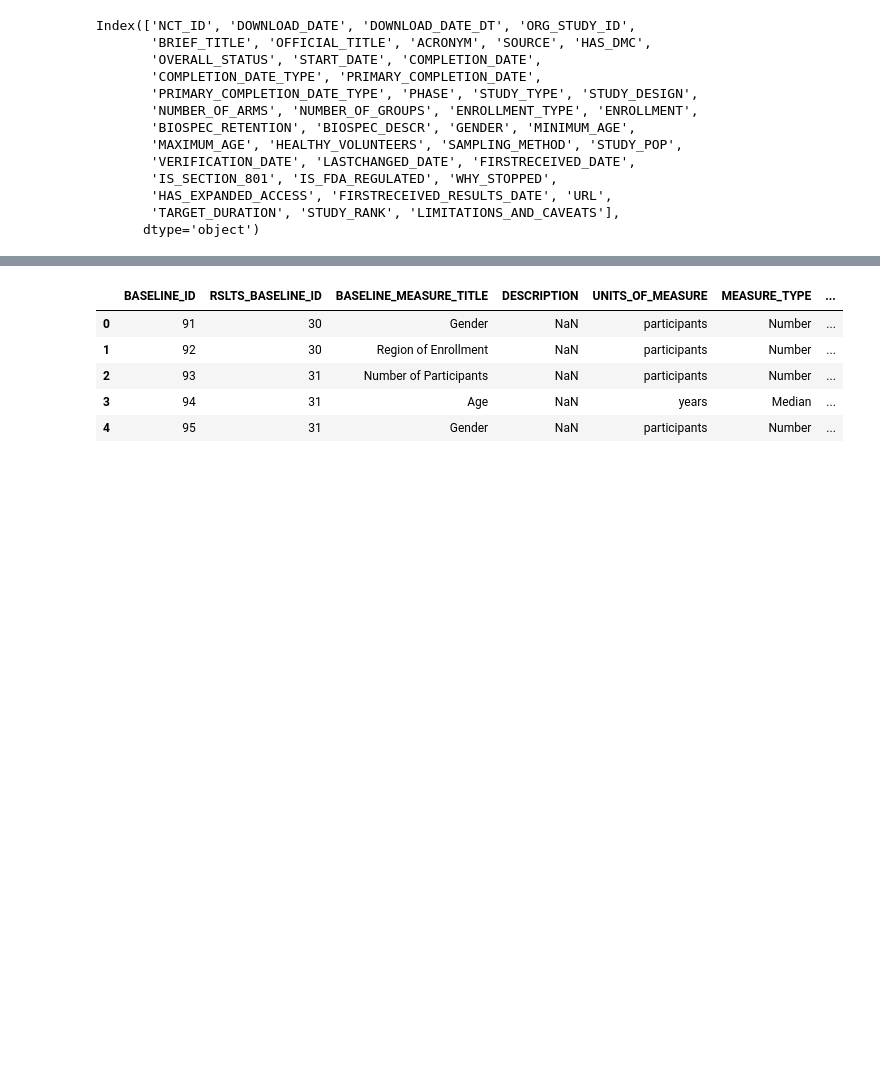
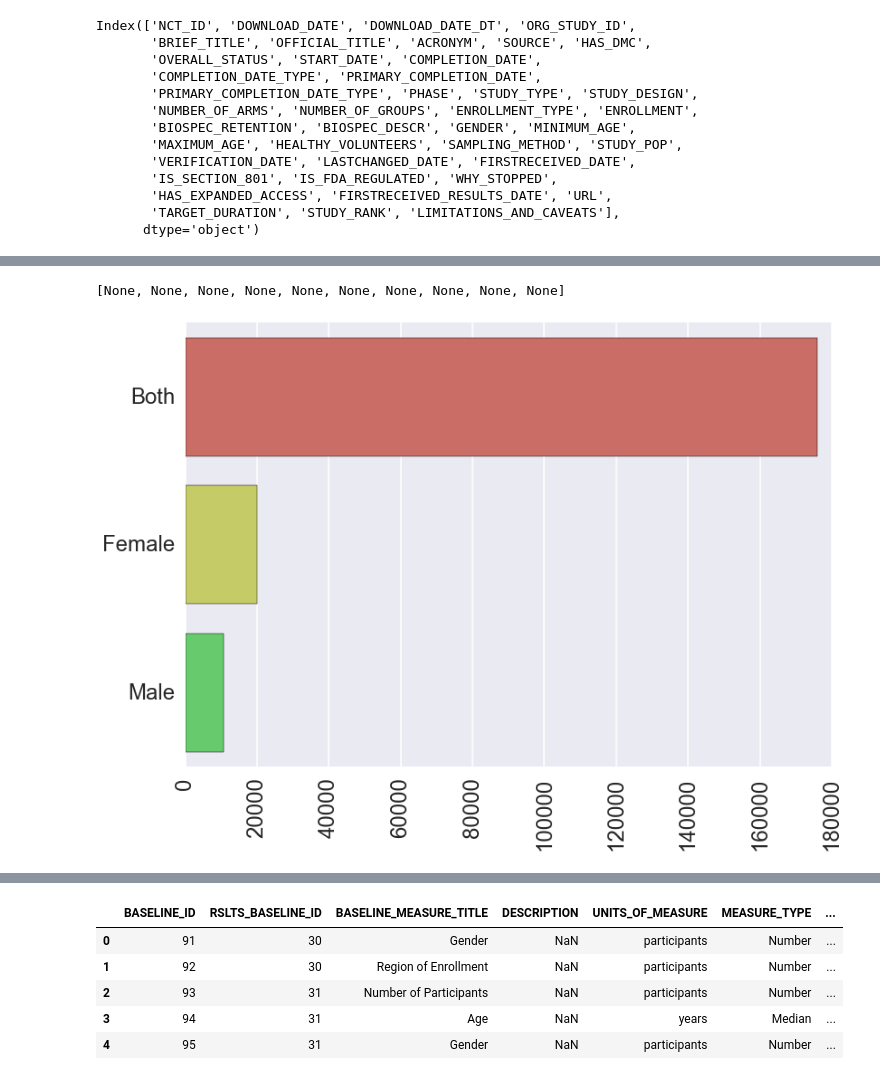
Before and after one commit to szeitlin/clinicaltrials, a Jupyter notebook: 07082016_initial_eda.ipynb, the cells around one changed output, grey strips where cells are left out. Saved outputs shown, nothing was run; the diff lists cells and outputs as text; code cells hidden in the pictures; blank space fills up the shorter version.

```diff
--- a/07082016_initial_eda.ipynb
+++ b/07082016_initial_eda.ipynb
@@ -480,3 +605,16 @@ Index(['NCT_ID', 'DOWNLOAD_DATE', 'DOWNLOAD_DATE_DT', 'ORG_STUDY_ID',
+# %%
+get_x = lambda x: x[0]
+get_y = lambda x: x[1]
+x_labels = genders.index
+y_labels = genders.values
+sns.set_context("poster", font_scale = 1.5)
+sns.set_palette("hls")
+sns.barplot(y_labels, x_labels)
+locs, labels = plt.xticks()
+plt.setp(labels, rotation=90)
+# %% [output]
+[None, None, None, None, None, None, None, None, None, None]
+[figure, added]
 # %%
 baseline = pd.read_csv('results_baseline_measure_catgy.txt', sep='|')
 baseline.head()
```
Also changed, not shown: parts of 24 cells of this notebook, 1 other file.
